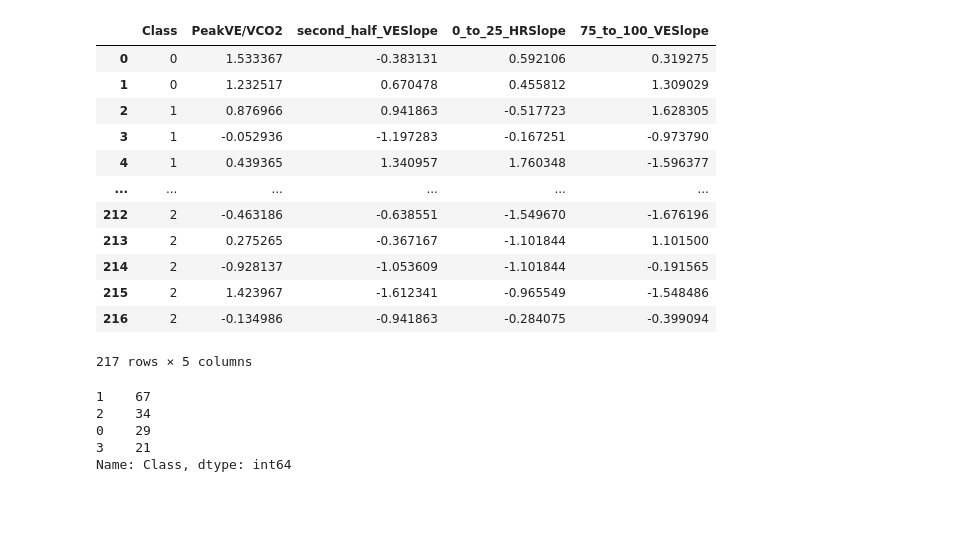
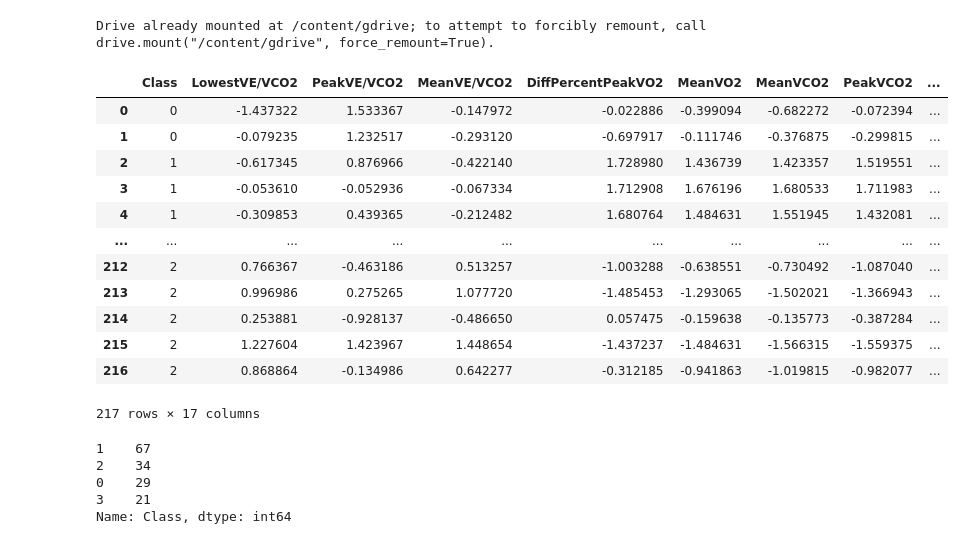
Before and after one commit to joackinsantos/CS-177-Project, a Jupyter notebook: 3_data_sampling.ipynb, the cells around one changed output. Saved outputs shown, nothing was run; the diff lists cells and outputs as text; code cells hidden in the pictures; blank space fills up the shorter version.

```diff
--- a/3_data_sampling.ipynb
+++ b/3_data_sampling.ipynb
@@ -1,44 +1,47 @@
 # %%
 # Data Preprocessing
 # data manipulation
+from google.colab import drive
+from google.colab import files
+drive.mount('/content/gdrive')
 import pandas as pd
 import numpy as np
 import matplotlib.pyplot as plt
 
 from imblearn.over_sampling import SMOTE
+from imblearn.under_sampling import RandomUnderSampler
+from imblearn.pipeline import Pipeline
 
 from sklearn.model_selection import (
     train_test_split,
     GridSearchCV,
     RepeatedStratifiedKFold,
 )
-
-
 
 # data visualization
 import matplotlib.pyplot as plt
 from matplotlib import rcParams
 import seaborn as sn
 
 from sklearn.preprocessing import LabelEncoder, StandardScaler
 
-df = pd.read_csv('CPET_processed.csv')
-#df = pd.read_csv('CPET_processed_IG.csv')
+df = pd.read_csv('gdrive/MyDrive/CS177/Final Project/CPET_processed.csv')
 df
 # %% [output]
+Drive already mounted at /content/gdrive; to attempt to forcibly remount, call drive.mount("/content/gdrive", force_remount=True).
-|  | Class | PeakVE/VCO2 | second_half_VESlope | 0_to_25_HRSlope | 75_to_100_VESlope |
-| 0 | 0 | 1.533367 | -0.383131 | 0.592106 | 0.319275 |
-| 1 | 0 | 1.232517 | 0.670478 | 0.455812 | 1.309029 |
-| 2 | 1 | 0.876966 | 0.941863 | -0.517723 | 1.628305 |
-| 3 | 1 | -0.052936 | -1.197283 | -0.167251 | -0.973790 |
-| 4 | 1 | 0.439365 | 1.340957 | 1.760348 | -1.596377 |
-| ... | ... | ... | ... | ... | ... |
-| 212 | 2 | -0.463186 | -0.638551 | -1.549670 | -1.676196 |
-| 213 | 2 | 0.275265 | -0.367167 | -1.101844 | 1.101500 |
-| 214 | 2 | -0.928137 | -1.053609 | -1.101844 | -0.191565 |
-| 215 | 2 | 1.423967 | -1.612341 | -0.965549 | -1.548486 |
-| 216 | 2 | -0.134986 | -0.941863 | -0.284075 | -0.399094 |
+|  | Class | LowestVE/VCO2 | PeakVE/VCO2 | MeanVE/VCO2 | DiffPercentPeakVO2 | MeanVO2 | MeanVCO2 | PeakVCO2 | ... |
+| 0 | 0 | -1.437322 | 1.533367 | -0.147972 | -0.022886 | -0.399094 | -0.682272 | -0.072394 | ... |
+| 1 | 0 | -0.079235 | 1.232517 | -0.293120 | -0.697917 | -0.111746 | -0.376875 | -0.299815 | ... |
+| 2 | 1 | -0.617345 | 0.876966 | -0.422140 | 1.728980 | 1.436739 | 1.423357 | 1.519551 | ... |
+| 3 | 1 | -0.053610 | -0.052936 | -0.067334 | 1.712908 | 1.676196 | 1.680533 | 1.711983 | ... |
+| 4 | 1 | -0.309853 | 0.439365 | -0.212482 | 1.680764 | 1.484631 | 1.551945 | 1.432081 | ... |
+| ... | ... | ... | ... | ... | ... | ... | ... | ... | ... |
+| 212 | 2 | 0.766367 | -0.463186 | 0.513257 | -1.003288 | -0.638551 | -0.730492 | -1.087040 | ... |
+| 213 | 2 | 0.996986 | 0.275265 | 1.077720 | -1.485453 | -1.293065 | -1.502021 | -1.366943 | ... |
+| 214 | 2 | 0.253881 | -0.928137 | -0.486650 | 0.057475 | -0.159638 | -0.135773 | -0.387284 | ... |
+| 215 | 2 | 1.227604 | 1.423967 | 1.448654 | -1.437237 | -1.484631 | -1.566315 | -1.559375 | ... |
+| 216 | 2 | 0.868864 | -0.134986 | 0.642277 | -0.312185 | -0.941863 | -1.019815 | -0.982077 | ... |
-217 rows × 5 columns
+217 rows × 17 columns
 # %%
 y = df["Class"]
 x = df.drop('Class', axis=1)
```
Also changed, not shown: parts of 4 cells of this notebook.
